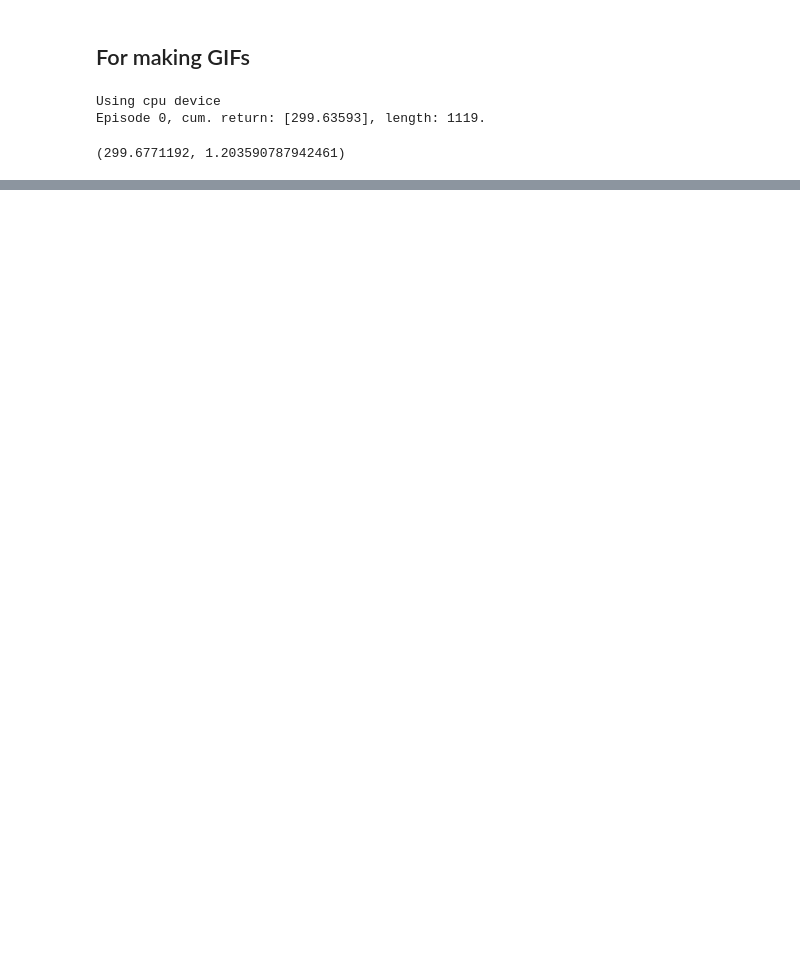
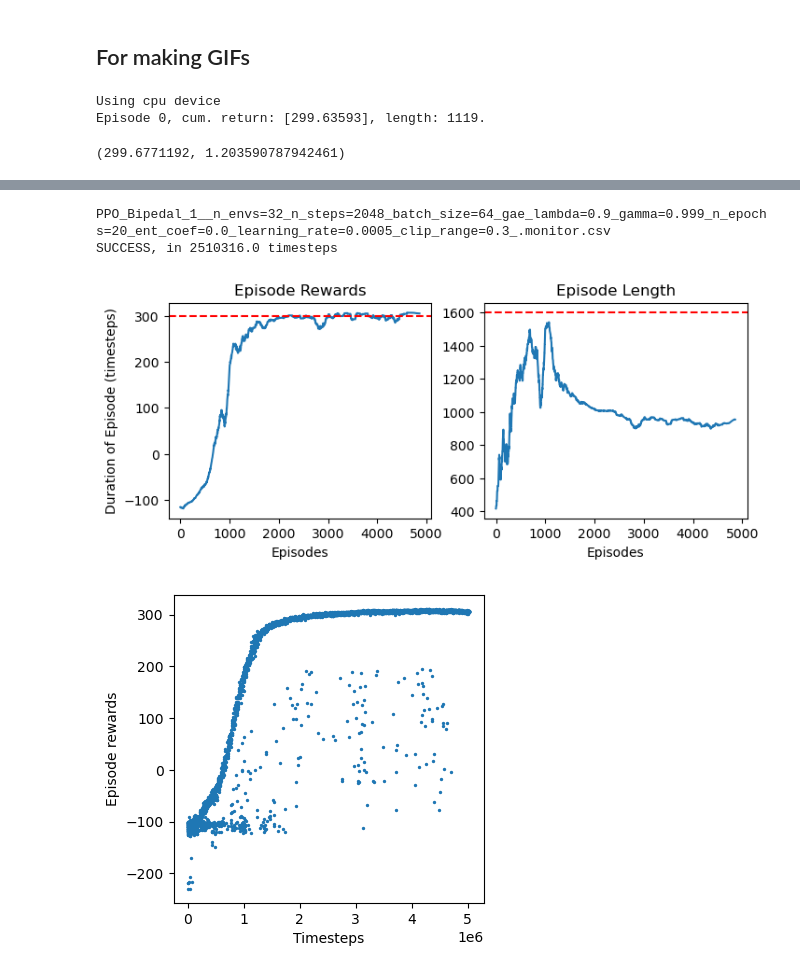
Before and after one commit to daniel-macrae/DRL-Assignment-2023, a Jupyter notebook: Part2/Evaluate Trained Model.ipynb, the cells around one changed output, grey strips where cells are left out. Cells and saved outputs as stored; diff of their text form; code cells hidden in the pictures; blank space fills up the shorter version.

```diff
--- a/Part2/Evaluate Trained Model.ipynb
+++ b/Part2/Evaluate Trained Model.ipynb
@@ -127,0 +107,78 @@ for file in os.listdir(log_dir)[1:]:
+# %%
+log_dir = "gridsearch/"
+
+for file in os.listdir(log_dir)[1:]:
+    log_file_path = os.path.join(log_dir, file)
+
+    rewards = []
+    timesteps = []
+    with open(log_file_path, "r") as log_file:
+        for line in log_file:
+            if not line.startswith("#"):  # Skip comment lines
+                try:
+                    reward = float(line.split(",")[0])  # Extract the reward value
+                    time = float(line.split(",")[1])
+
+                    rewards.append(reward)
+                    timesteps.append(time)
+                except:
+                    #print("could not turn to float: ", line.split(",")[0])
+                    #print("in file: ", log_file_path )
+                    continue
+
+    reward_target = 300
+    timestep_target = 1600
+    window_size = 100
+    reward_averages = []
+    timestep_averages = []
+    i = 0
+    reward_average = 0
+    timestep_average = 1000000
+
+    SUCCESS = False
+
+    while (i < len(rewards) - window_size + 1):
+        reward_average = round(sum(rewards[i : i + window_size]) / window_size, 2)
+        timestep_average = round(sum(timesteps[i : i + window_size]) / window_size, 2)
+
+        reward_averages.append(reward_average)
+        timestep_averages.append(timestep_average)
+        i += 1
+
+        if (reward_average > reward_target and timestep_average < timestep_target) and SUCCESS == False:
+            print(file)
+            print(f"SUCCESS, in {sum(timesteps[0:i + window_size])} timesteps")
+            SUCCESS = True
+
+    if SUCCESS:
+        fig, (ax1, ax2) = plt.subplots(1, 2, figsize=(8,3))
+
+        ax1.plot(range(0,i), reward_averages)
+        ax1.set_title("Episode Rewards")
+        ax1.axhline(y=reward_target, color = 'r', linestyle = '--')
+        ax1.set_xlabel("Episodes")
+        ax1.set_ylabel("Rewards")
+
+        ax2.plot(range(0,i), timestep_averages)
+        ax2.set_title('Episode Length')
+        ax2.axhline(y=timestep_target, color = 'r', linestyle = '--')
+        ax2.set_xlabel("Episodes")
+        ax1.set_ylabel("Duration of Episode (timesteps)")
+
+        plt.show()
+
+        plt.figure(figsize=(4,4))
+        plt.scatter(np.cumsum(timesteps), rewards, s=2)
+        plt.xlabel("Timesteps")
+        plt.ylabel("Episode rewards")
+        plt.show()
+
+
+
+    #print(file)
+    #print(max(reward_averages), max(timestep_averages))
+# %% [output]
+PPO_Bipedal_1__n_envs=32_n_steps=2048_batch_size=64_gae_lambda=0.9_gamma=0.999_n_epochs=20_ent_coef=0.0_learning_rate=0.0005_clip_range=0.3_.monitor.csv
+SUCCESS, in 2510316.0 timesteps
+[figure, added]
+[figure, added]
```
Also changed, not shown: parts of 9 cells of this notebook, 4 other files.
